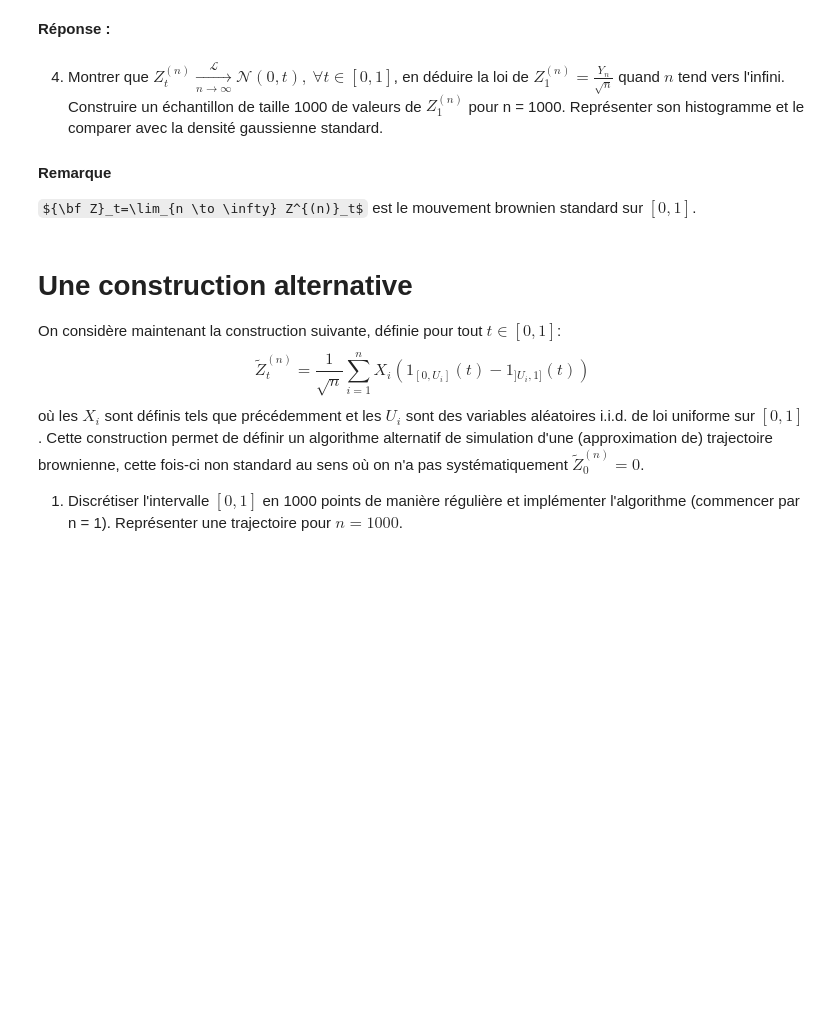
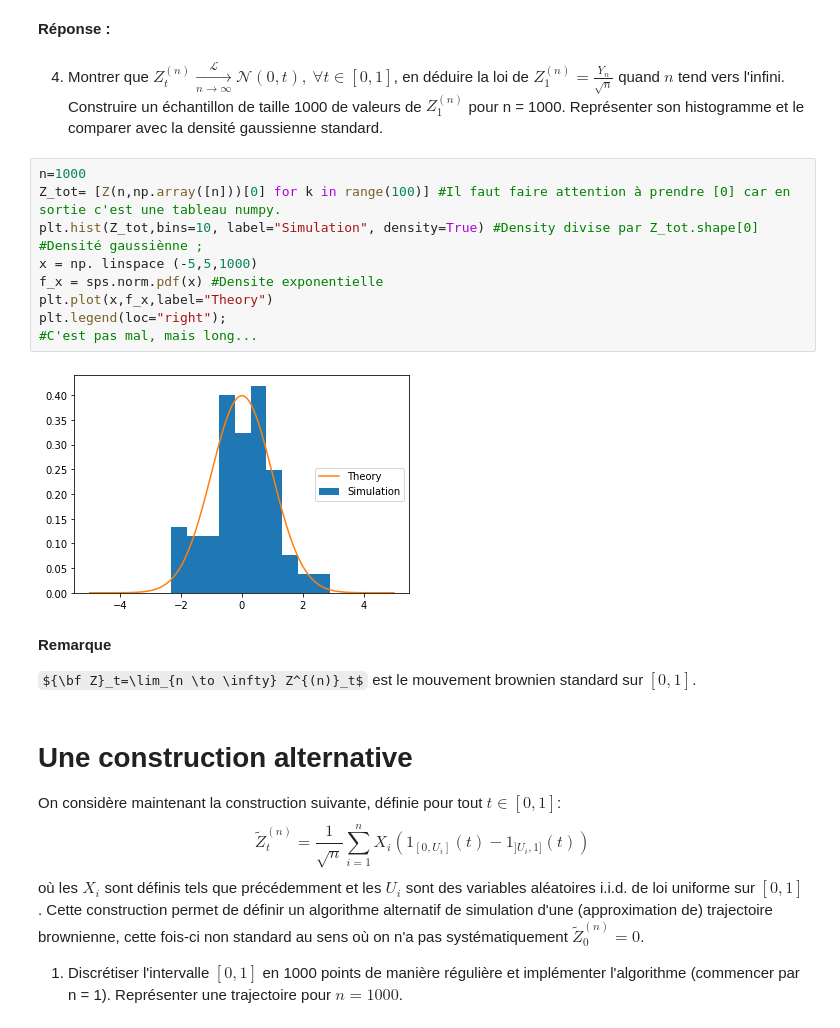
Before and after one commit to EliottBarbier/projet_proba, a Jupyter notebook: Projet numérique de Probabilités 2022 - enonce.ipynb, the cells around one changed output. Cells and saved outputs as stored; diff of their text form; some formulas as TeX source; blank space fills up the shorter version.

```diff
--- a/Projet numérique de Probabilités 2022 - enonce.ipynb
+++ b/Projet numérique de Probabilités 2022 - enonce.ipynb
@@ -79,6 +114,18 @@ où $[\cdot]$ est la partie entière.
 4. Montrer que $Z^{(n)}_t\xrightarrow[n \to \infty]{\mathcal{L}}\mathcal{N}(0,t),~\forall t \in [0,1]$, en déduire la loi de $Z^{(n)}_1=\frac{Y_n}{\sqrt{n}}$ quand $n$
   tend vers l'infini.
   Construire un échantillon de taille 1000 de valeurs de $Z^{(n)}_1$ pour n = 1000. Représenter son histogramme et le comparer avec la densité gaussienne standard.
+# %%
+n=1000
+Z_tot= [Z(n,np.array([n]))[0] for k in range(100)] #Il faut faire attention à prendre [0] car en sortie c'est une tableau numpy.
+plt.hist(Z_tot,bins=10, label="Simulation", density=True) #Density divise par Z_tot.shape[0]
+#Densité gaussiènne ;
+x = np. linspace (-5,5,1000)
+f_x = sps.norm.pdf(x) #Densite exponentielle
+plt.plot(x,f_x,label="Theory")
+plt.legend(loc="right");
+#C'est pas mal, mais long...
+# %% [output]
+[figure, added]
 # %% [markdown]
 **Remarque**
 
```
Also changed, not shown: parts of 10 cells of this notebook.
